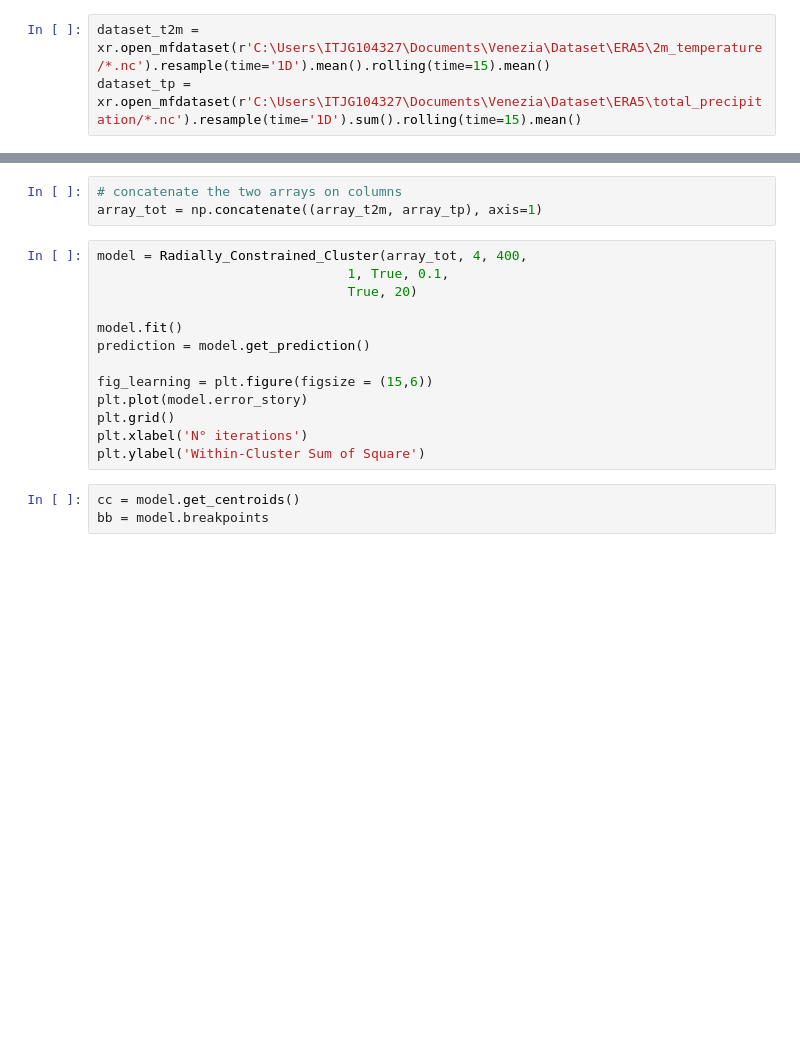
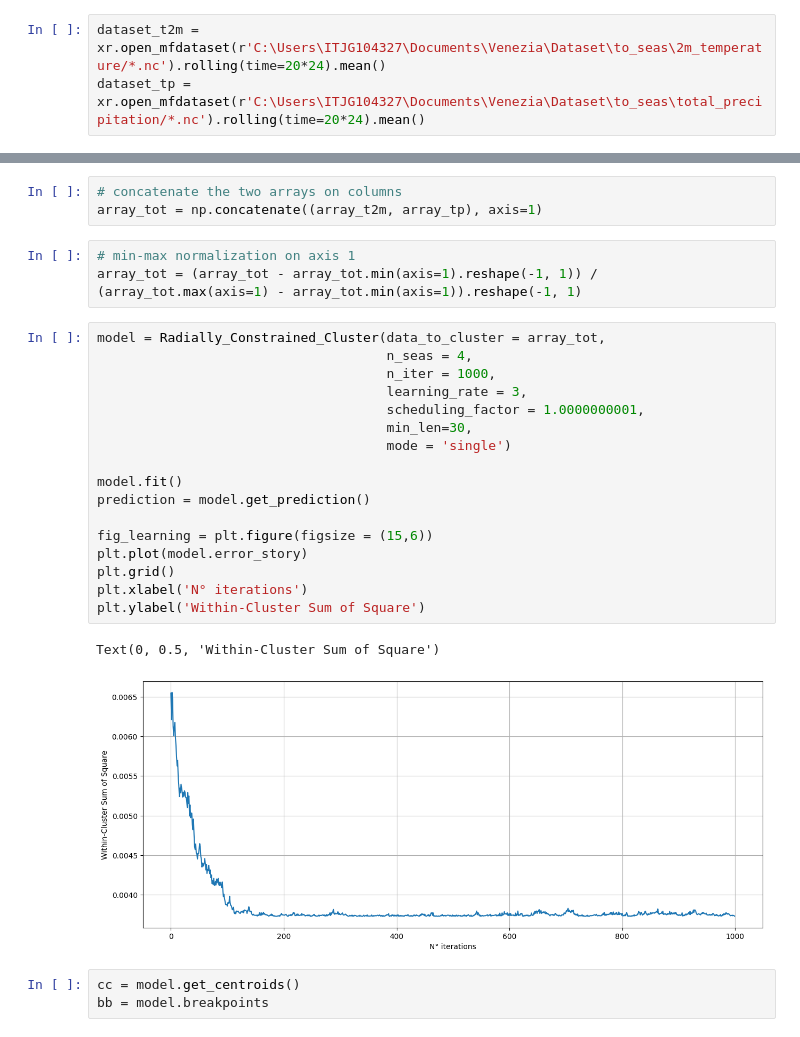
Before and after one commit to jacopograssi97/Radially_constrained_clustering, a Jupyter notebook: tester.ipynb, the cells around one changed output, grey strips where cells are left out. Saved outputs shown, nothing was run; the diff lists cells and outputs as text; blank space fills up the shorter version.

```diff
--- a/tester.ipynb
+++ b/tester.ipynb
@@ -5,7 +6,7 @@ from clustering import *
 from radially_constrained_cluster import *
 # %%
-dataset_t2m = xr.open_mfdataset(r'C:\Users\ITJG104327\Documents\Venezia\Dataset\ERA5\2m_temperature/*.nc').resample(time='1D').mean().rolling(time=15).mean()
-dataset_tp = xr.open_mfdataset(r'C:\Users\ITJG104327\Documents\Venezia\Dataset\ERA5\total_precipitation/*.nc').resample(time='1D').sum().rolling(time=15).mean()
+dataset_t2m = xr.open_mfdataset(r'C:\Users\ITJG104327\Documents\Venezia\Dataset\to_seas\2m_temperature/*.nc').rolling(time=20*24).mean()
+dataset_tp = xr.open_mfdataset(r'C:\Users\ITJG104327\Documents\Venezia\Dataset\to_seas\total_precipitation/*.nc').rolling(time=20*24).mean()
 # %%
 dataset_t2m = dataset_t2m.sel(latitude=slice(46, 45), longitude=slice(11, 12))
 dataset_t2m = dataset_t2m.groupby('time.dayofyear').mean()
@@ -21,19 +22,29 @@ array_tp = np.reshape(array_tp, (array_tp.shape[0], array_tp.shape[1]*array_tp.s
 # %%
 # concatenate the two arrays on columns
 array_tot = np.concatenate((array_t2m, array_tp), axis=1)
+# %%
+# min-max normalization on axis 1
+array_tot = (array_tot - array_tot.min(axis=1).reshape(-1, 1)) / (array_tot.max(axis=1) - array_tot.min(axis=1)).reshape(-1, 1)
 # %%
-model = Radially_Constrained_Cluster(array_tot, 4, 400,
-                                1, True, 0.1,
-                                True, 20)
+model = Radially_Constrained_Cluster(data_to_cluster = array_tot,
+                                     n_seas = 4,
+                                     n_iter = 1000,
+                                     learning_rate = 3,
+                                     scheduling_factor = 1.0000000001,
+                                     min_len=30,
+                                     mode = 'single')
 
 model.fit()
 prediction = model.get_prediction()
 
 fig_learning = plt.figure(figsize = (15,6))
 plt.plot(model.error_story)
 plt.grid()
 plt.xlabel('N° iterations')
 plt.ylabel('Within-Cluster Sum of Square')
+# %% [output]
+Text(0, 0.5, 'Within-Cluster Sum of Square')
+[figure, added]
 # %%
 cc = model.get_centroids()
 bb = model.breakpoints
```
Also changed, not shown: parts of 6 cells of this notebook, 7 other files.
